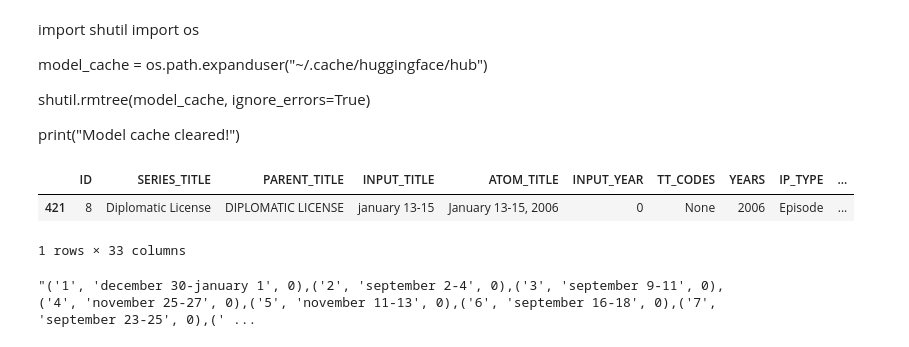
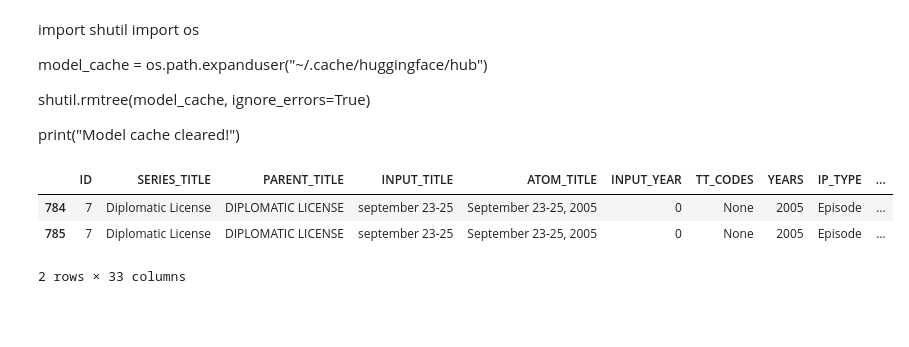
Before and after one commit to Muveeshkumar-DataEngGit/Data-Quality-Engineering, a Jupyter notebook: Smart Title Matching (AI-Based).ipynb, the cells around one changed output. Drawn from its saved outputs; the diff is of its cells as text; code cells hidden in the pictures; blank space fills up the shorter version.

```diff
--- a/Smart Title Matching (AI-Based).ipynb
+++ b/Smart Title Matching (AI-Based).ipynb
@@ -1526,12 +1602,9 @@ shutil.rmtree(model_cache, ignore_errors=True)
 
 print("Model cache cleared!")
 # %%
-Matches[(Matches["PARENT_TITLE"]=="DIPLOMATIC LICENSE")&(Matches["INPUT_TITLE"]=="january 13-15")]
+Matches[(Matches["PARENT_TITLE"]=="DIPLOMATIC LICENSE")&(Matches["INPUT_TITLE"]=="september 23-25")]
 # %% [output]
 |  | ID | SERIES_TITLE | PARENT_TITLE | INPUT_TITLE | ATOM_TITLE | INPUT_YEAR | TT_CODES | YEARS | IP_TYPE | ... |
-| 421 | 8 | Diplomatic License | DIPLOMATIC LICENSE | january 13-15 | January 13-15, 2006 | 0 | None | 2006 | Episode | ... |
+| 784 | 7 | Diplomatic License | DIPLOMATIC LICENSE | september 23-25 | September 23-25, 2005 | 0 | None | 2005 | Episode | ... |
+| 785 | 7 | Diplomatic License | DIPLOMATIC LICENSE | september 23-25 | September 23-25, 2005 | 0 | None | 2005 | Episode | ... |
-1 rows × 33 columns
+2 rows × 33 columns
-# %%
-Input_titles
-# %% [output]
-"('1', 'december 30-january 1', 0),('2', 'september 2-4', 0),('3', 'september 9-11', 0),('4', 'november 25-27', 0),('5', 'november 11-13', 0),('6', 'september 16-18', 0),('7', 'september 23-25', 0),(' ...
```
Also changed, not shown: parts of 1 cell of this notebook.
